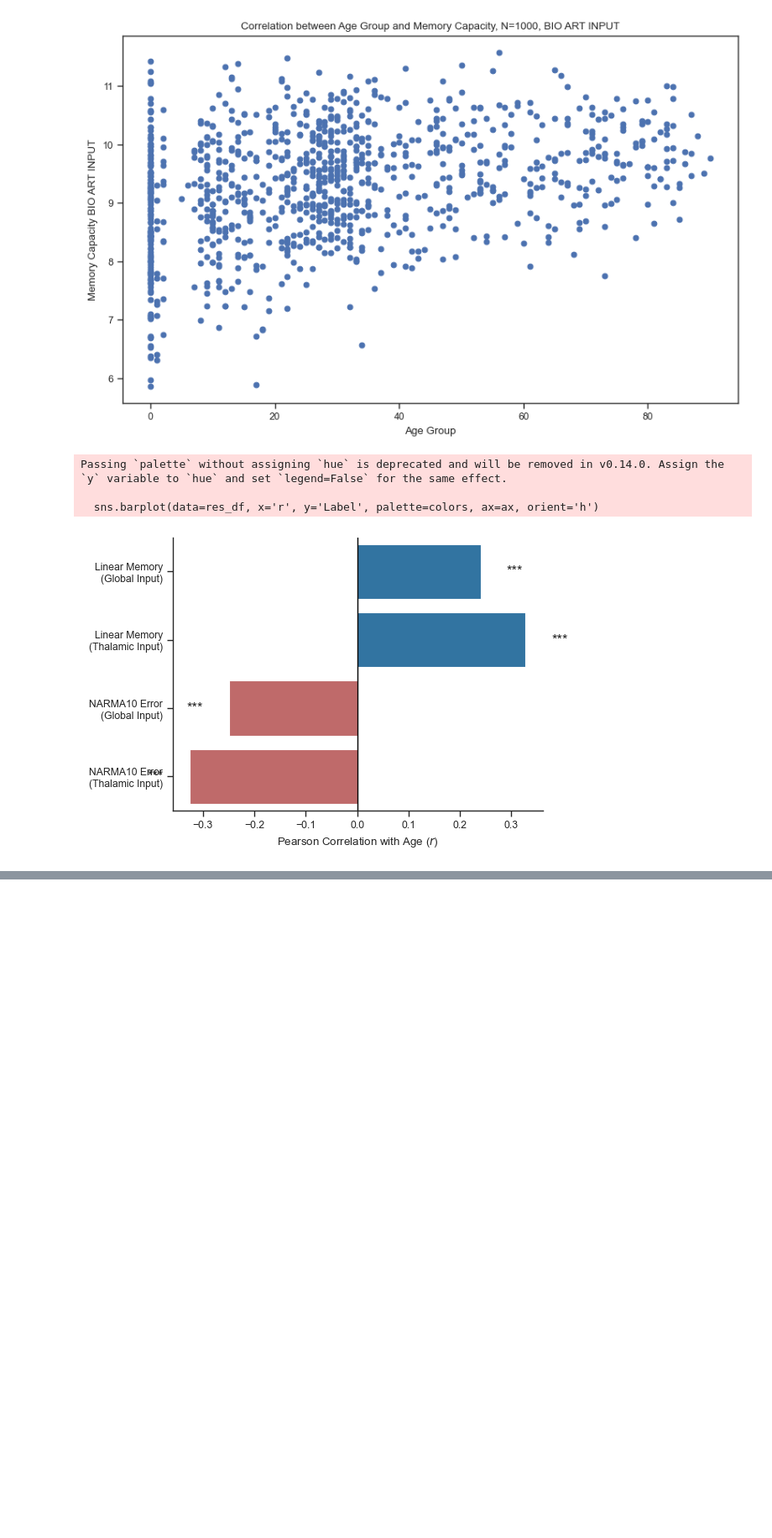
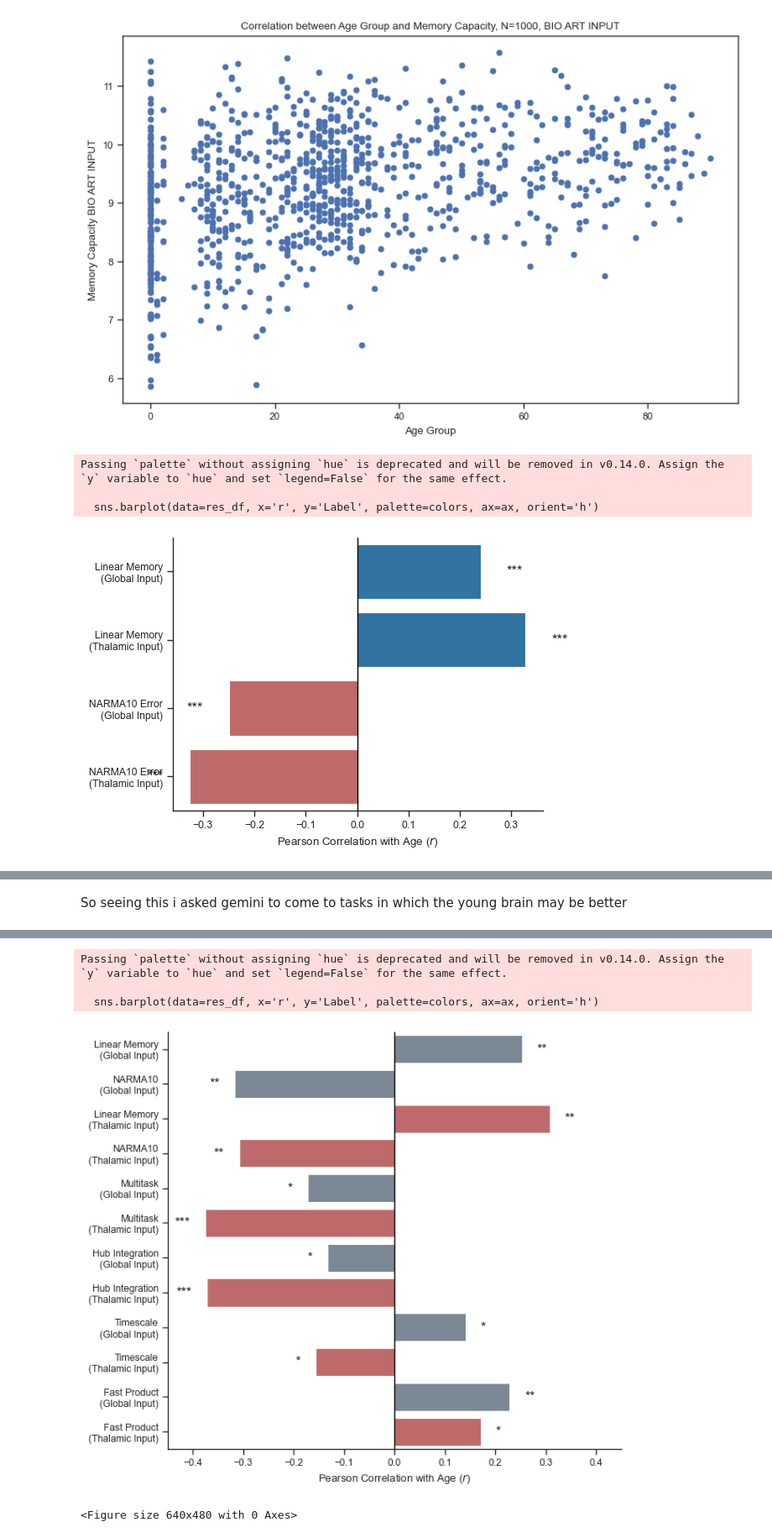
Before and after one commit to alexdeharo269/NetLearn, a Jupyter notebook: age_grouped_connectomes.ipynb, the cells around one changed output, grey strips where cells are left out. Shown at 84% size. Cells and saved outputs as stored; diff of their text form; code cells hidden in the pictures; blank space fills up the shorter version.

```diff
--- a/age_grouped_connectomes.ipynb
+++ b/age_grouped_connectomes.ipynb
@@ -262,0 +288,69 @@ Passing `palette` without assigning `hue` is deprecated and will be removed in v
+# %% [markdown]
+So seeing this i asked gemini to come to tasks in which the young brain may be better
+# %%
+df = pd.read_csv('ESNcpp/All_Tasks_Results.txt')
+
+# 2. Calculate Pearson r and p-value for each metric vs Age
+results = []
+metrics = [col for col in df.columns if col != 'Age']
+
+for col in metrics:
+    r, p = pearsonr(df['Age'], df[col])
+    results.append({'Metric': col, 'r': r, 'p': p})
+    print(f"{col:<15} | r: {r:>7.4f} | p: {p:.4e}")
+
+res_df = pd.DataFrame(results)
+
+# 3. Clean labels for the paper
+label_map = {
+    'MC_Glob': 'Linear Memory\n(Global Input)',
+    'MC_Bio': 'Linear Memory\n(Thalamic Input)',
+    'NARMA_Glob': 'NARMA10\n(Global Input)',
+    'NARMA_Bio': 'NARMA10\n(Thalamic Input)',
+    'Multi_Glob': 'Multitask\n(Global Input)',
+    'Multi_Bio': 'Multitask\n(Thalamic Input)',
+    'Hub_Glob': 'Hub Integration\n(Global Input)',
+    'Hub_Bio': 'Hub Integration\n(Thalamic Input)',
+    'Time_Glob': 'Timescale\n(Global Input)',
+    'Time_Bio': 'Timescale\n(Thalamic Input)',
+    'Fast_Glob': 'Fast Product\n(Global Input)',
+    'Fast_Bio': 'Fast Product\n(Thalamic Input)'
+}
+res_df['Label'] = res_df['Metric'].map(label_map)
+
+# 4. Assign significance stars
+def get_stars(p):
+    if p < 1e-30: return '***'
+    if p < 1e-10: return '**'
+    if p < 1e-3: return '*'
+    return ''
+
+res_df['stars'] = res_df['p'].apply(get_stars)
+
+# 5. Plotting (Paper Style: No title, compact size)
+sns.set_theme(style="ticks", context="paper")
+fig, ax = plt.subplots(figsize=(7, 6))
+
+# Assign colors to differentiate Global (grey) vs Bio (red/blue)
+colors = ['lightslategray' if 'Glob' in m else 'indianred' for m in res_df['Metric']]
+
+sns.barplot(data=res_df, x='r', y='Label', palette=colors, ax=ax, orient='h')
+
+# Formatting the plot
+ax.axvline(0, color='black', linewidth=1)
+ax.set_xlim(-1.2*max(abs(res_df['r'])), 1.2*max(abs(res_df['r'])))
+
+# Add significance stars
+for i, row in res_df.iterrows():
+    align = 'left' if row['r'] > 0 else 'right'
+    offset = 0.03 if row['r'] > 0 else -0.03
+    ax.text(row['r'] + offset, i, row['stars'], va='center', ha=align, fontsize=12)
+
+ax.set_xlabel(r'Pearson Correlation with Age ($r$)')
+ax.set_ylabel('')
+sns.despine()
+
+plt.tight_layout()
+plt.show()
+plt.savefig('results/ESN/correlation_all_prediction_tasks.png', dpi=300)
+# %% [output]
@@ -262,0 +369,5 @@ Passing `palette` without assigning `hue` is deprecated and will be removed in v
+Passing `palette` without assigning `hue` is deprecated and will be removed in v0.14.0. Assign the `y` variable to `hue` and set `legend=False` for the same effect.
+
+  sns.barplot(data=res_df, x='r', y='Label', palette=colors, ax=ax, orient='h')
+[figure, added]
+<Figure size 640x480 with 0 Axes>
```
Also changed, not shown: parts of 10 cells of this notebook, 11 other files.
